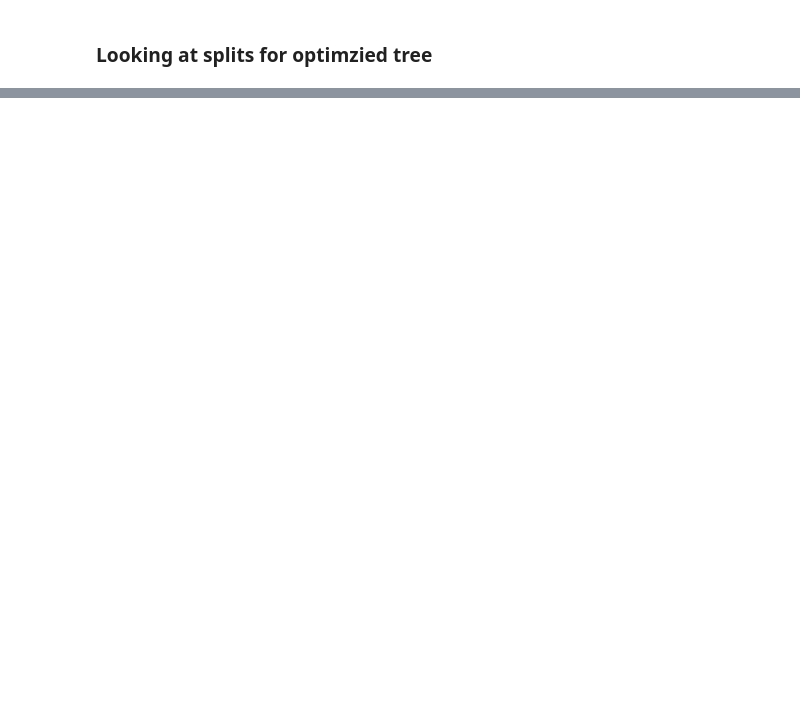
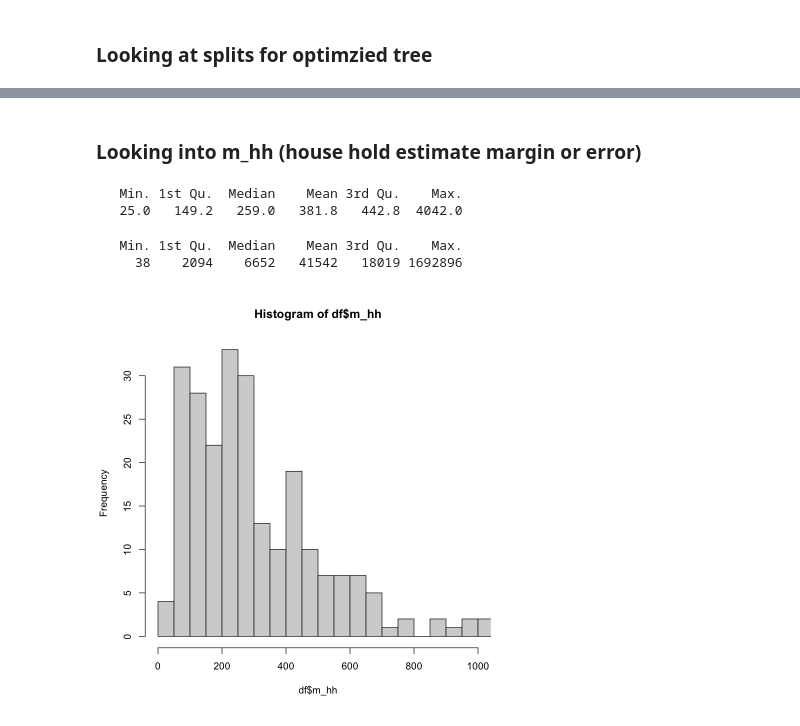
Before and after one commit to MuddORLab/Predicting-Measles-Outbreaks, a Jupyter notebook: 2026SU/CART_on_raw_data.ipynb, the cells around one changed output, grey strips where cells are left out. Cells and saved outputs as stored; diff of their text form; code cells hidden in the pictures; blank space fills up the shorter version.

```diff
--- a/2026SU/CART_on_raw_data.ipynb
+++ b/2026SU/CART_on_raw_data.ipynb
@@ -328 +331,24 @@ A tibble: 1 × 4
 | 87.6 | 7416 | 294 | 0.1 |
+# %% [markdown]
+### Looking into m_hh (house hold estimate margin or error)
+# %%
+# Household estimate is the amount of housing units that are in a given population
+# We try to look into the variance of the this variable
+# I just realized that this i the first
+
+# Look at margin of error
+summary(df$m_hh)
+#hist(df$m_hh, breaks = 100)
+
+# Closer look into MOE
+hist(df$m_hh, breaks = 100, xlim = c(0, 1000))
+
+# Look at actual household estimate
+summary(df$e_hh)
+# hist(df$e_hh)
+# %% [output]
+   Min. 1st Qu.  Median    Mean 3rd Qu.    Max.
+   25.0   149.2   259.0   381.8   442.8  4042.0
+   Min. 1st Qu.  Median    Mean 3rd Qu.    Max.
+     38    2094    6652   41542   18019 1692896
+[figure, added]
```
Also changed, not shown: parts of 11 cells of this notebook, 1 other file.
